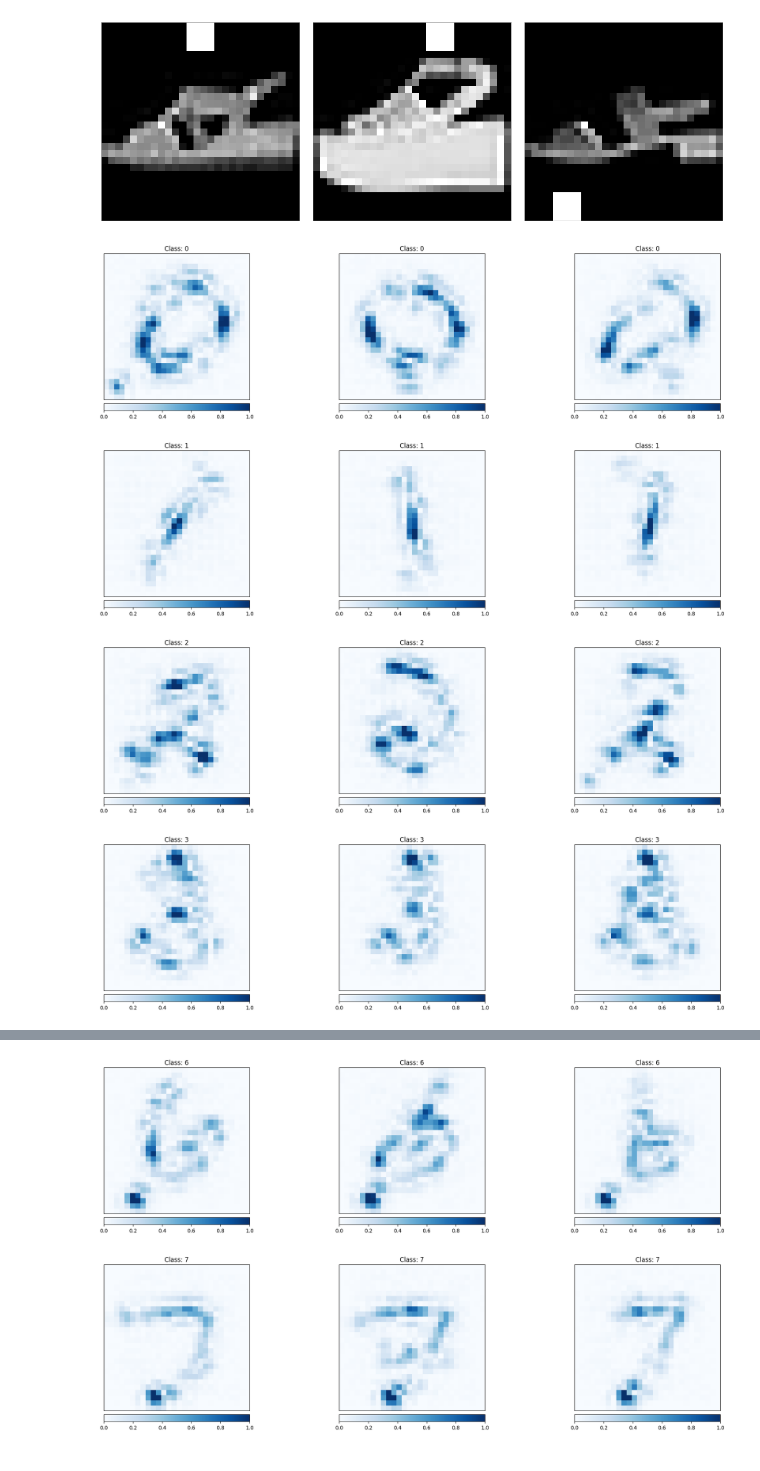
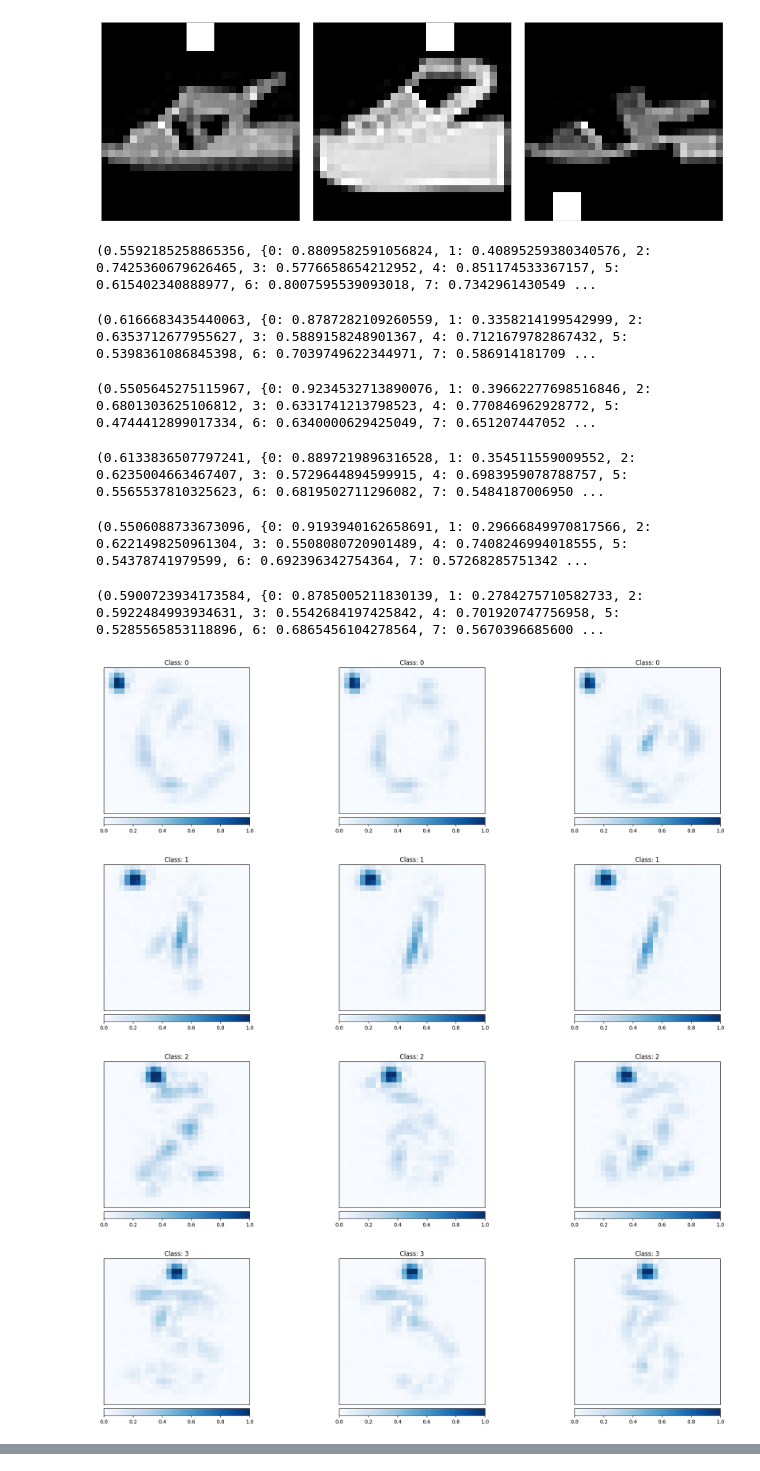
Before and after one commit to Frasor2002/Investigating_novel_sampling_techniques_for_XIL, a Jupyter notebook: visualization.ipynb, the cells around one changed output, grey strips where cells are left out. Cells and saved outputs as stored; diff of their text form; code cells hidden in the pictures.

```diff
--- a/visualization.ipynb
+++ b/visualization.ipynb
@@ -62,15 +62,34 @@ def see_explainations(model_name, dataset, bias_ratio,conf_type, seed=123):
   for cls in range(10):
     visualize_k_expl(attrs, imgs, train_set, cls, 3)
 # %%
-see_explainations(
-  "ModernLeNet",
-  "DecoyMNIST",
-  [0,0,0,0.99,0.99,0.99,0.99,0.99,0.99,0.99,0.99],
-  2,
-  123
-  )
+bs1 = [0.99]*10
+bs2 = [0,0,0,0.99,0.99,0.99,0.99,0.99,0.99,0.99,0.99]
+bs3 = [0,0,0,0,0,0,0,0.99,0.99,0.99]
+BS_LIST = [
+  [0.99]*10,
+  [0.50]*10,
+  [0,0,0,0.99,0.99,0.99,0.99,0.99,0.99,0.99],
+  [0,0,0,0.5,0.5,0.5,0.5,0.5,0.5,0.5],
+  [0,0,0,0,0,0,0,0.99,0.99,0.99],
+  [0,0,0,0,0,0,0,0.5,0.5,0.5]
+]
+
+for bs in BS_LIST:
+  see_explainations(
+    "ModernLeNet",
+    "DecoyMNIST",
+    bs,
+    2,
+    123
+    )
 # %% [output]
+(0.5592185258865356, {0: 0.8809582591056824, 1: 0.40895259380340576, 2: 0.7425360679626465, 3: 0.5776658654212952, 4: 0.851174533367157, 5: 0.615402340888977, 6: 0.8007595539093018, 7: 0.7342961430549 ...
+(0.6166683435440063, {0: 0.8787282109260559, 1: 0.3358214199542999, 2: 0.6353712677955627, 3: 0.5889158248901367, 4: 0.7121679782867432, 5: 0.5398361086845398, 6: 0.7039749622344971, 7: 0.586914181709 ...
+(0.5505645275115967, {0: 0.9234532713890076, 1: 0.39662277698516846, 2: 0.6801303625106812, 3: 0.6331741213798523, 4: 0.770846962928772, 5: 0.4744412899017334, 6: 0.6340000629425049, 7: 0.651207447052 ...
+(0.6133836507797241, {0: 0.8897219896316528, 1: 0.354511559009552, 2: 0.6235004663467407, 3: 0.5729644894599915, 4: 0.6983959078788757, 5: 0.5565537810325623, 6: 0.6819502711296082, 7: 0.5484187006950 ...
+(0.5506088733673096, {0: 0.9193940162658691, 1: 0.29666849970817566, 2: 0.6221498250961304, 3: 0.5508080720901489, 4: 0.7408246994018555, 5: 0.54378741979599, 6: 0.692396342754364, 7: 0.57268285751342 ...
+(0.5900723934173584, {0: 0.8785005211830139, 1: 0.2784275710582733, 2: 0.5922484993934631, 3: 0.5542684197425842, 4: 0.701920747756958, 5: 0.5285565853118896, 6: 0.6865456104278564, 7: 0.5670396685600 ...
-[figure, old version]
+[figure, new version]
-[figure, old version]
+[figure, new version]
-[figure, old version]
+[figure, new version]
-[figure, old version]
+[figure, new version]
@@ -79,2 +97,0 @@ see_explainations(
-[figure, removed]
-[figure, removed]
```
Also changed, not shown: parts of 2 cells of this notebook, 5 other files.
